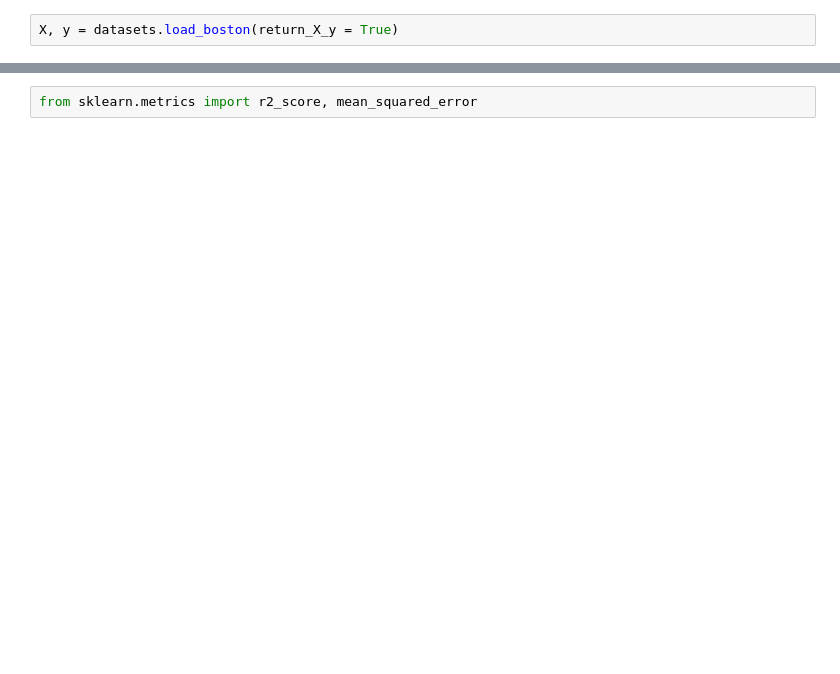
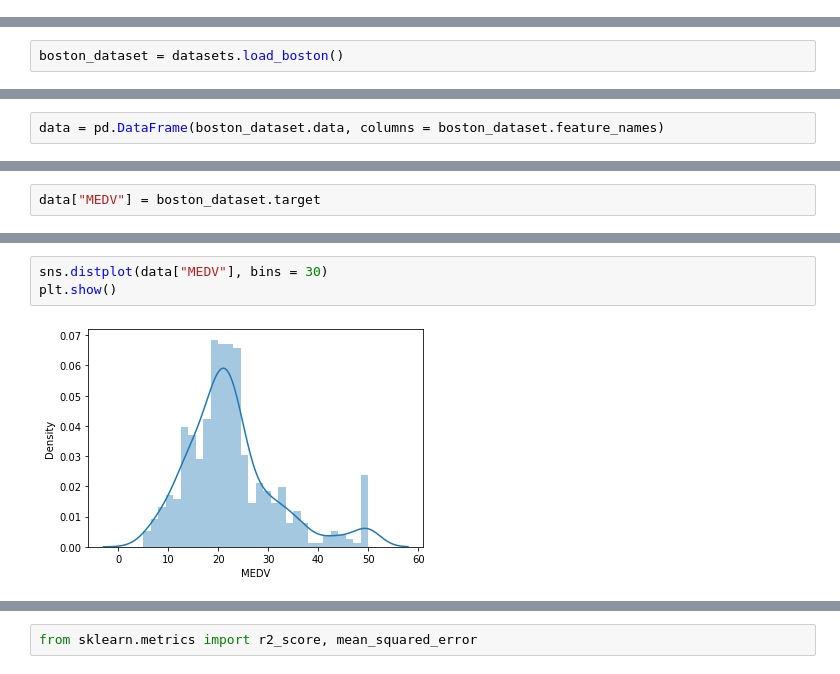
Before and after one commit to heerboi/ML-from-scratch, a Jupyter notebook: Linear_Regression.ipynb, the cells around one changed output, grey strips where cells are left out. Drawn from its saved outputs; the diff is of its cells as text; blank space fills up the shorter version.

```diff
--- a/Linear_Regression.ipynb
+++ b/Linear_Regression.ipynb
@@ -7,2 +0,0 @@ import matplotlib.pyplot as plt
-# %%
-X, y = datasets.load_boston(return_X_y = True)
@@ -153,0 +8,2 @@ for set_ in (strat_train_set, strat_test_set):
+# %%
+boston_dataset = datasets.load_boston()
@@ -153,0 +14,2 @@ for set_ in (strat_train_set, strat_test_set):
+# %%
+data = pd.DataFrame(boston_dataset.data, columns = boston_dataset.feature_names)
@@ -153,0 +18,2 @@ for set_ in (strat_train_set, strat_test_set):
+# %%
+data["MEDV"] = boston_dataset.target
@@ -153,0 +80,5 @@ for set_ in (strat_train_set, strat_test_set):
+# %%
+sns.distplot(data["MEDV"], bins = 30)
+plt.show()
+# %% [output]
+[figure, added]
```
Also changed, not shown: parts of 60 cells of this notebook.
